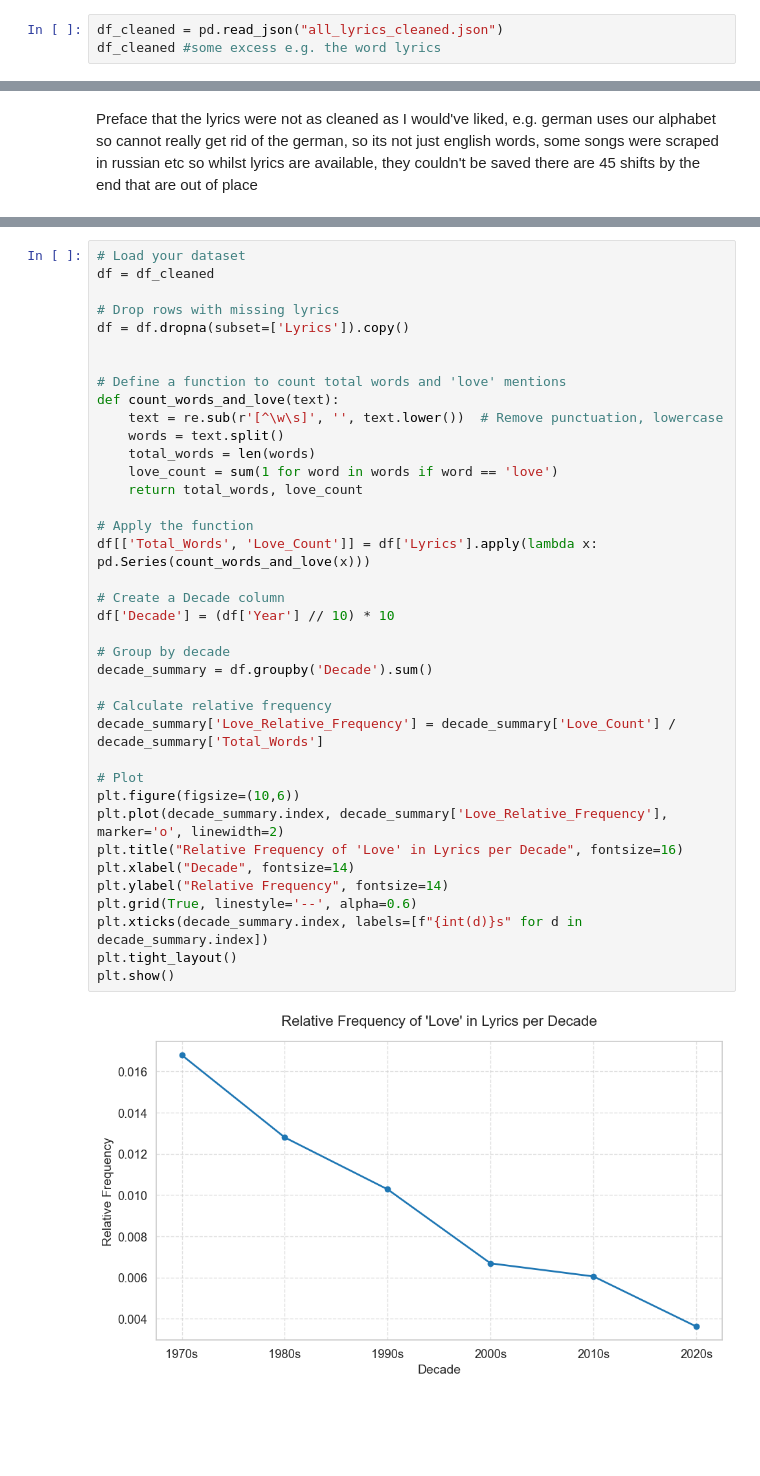
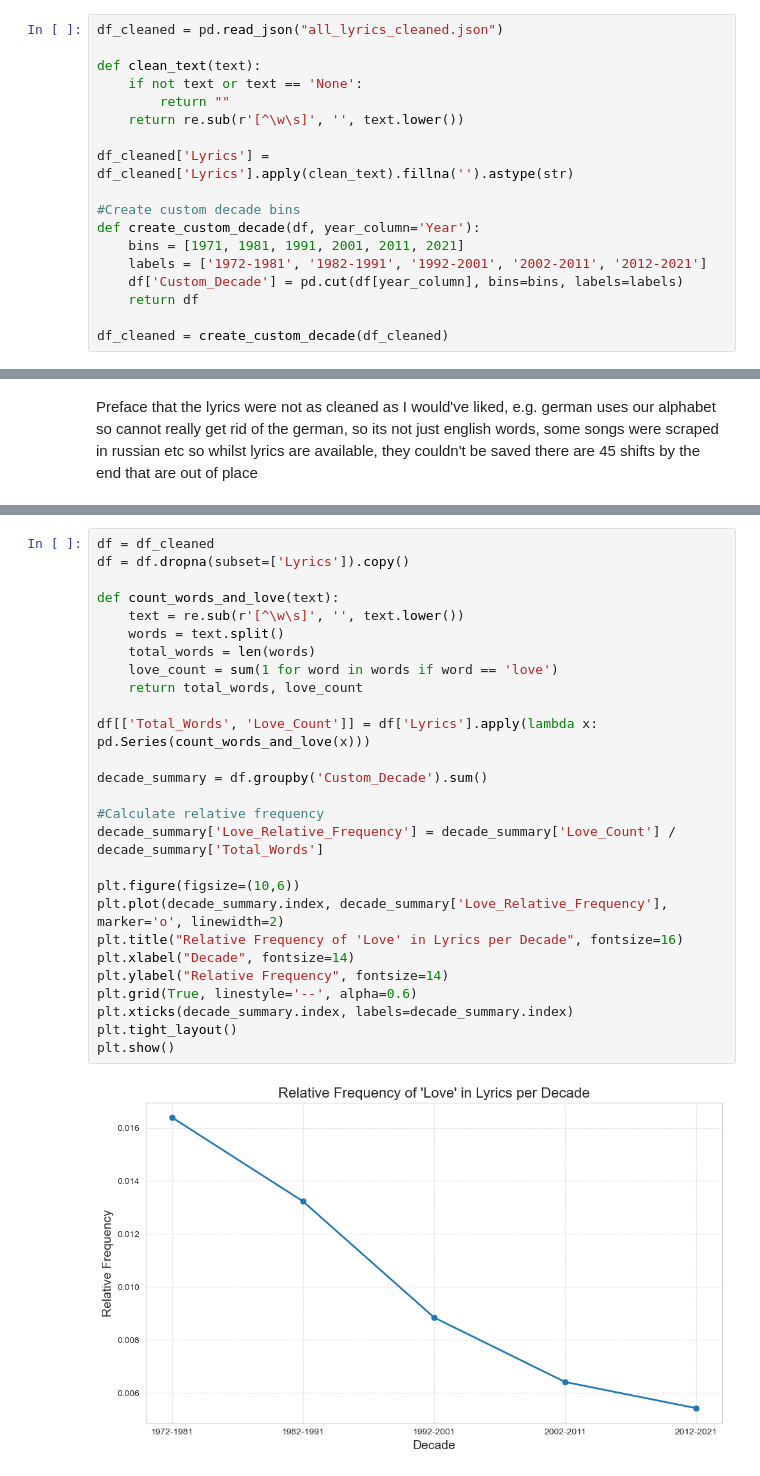
Before and after one commit to sdavies056/misogyny-in-lyrics, a Jupyter notebook: notebooks/misogyny-in-lyrics.ipynb, the cells around one changed output, grey strips where cells are left out. Drawn from its saved outputs; the diff is of its cells as text; blank space fills up the shorter version.

```diff
--- a/notebooks/misogyny-in-lyrics.ipynb
+++ b/notebooks/misogyny-in-lyrics.ipynb
@@ -718,3 +705,18 @@ print("✅ Lyrics cleaned and saved to all_lyrics_cleaned.json")
 # %%
 df_cleaned = pd.read_json("all_lyrics_cleaned.json")
-df_cleaned #some excess e.g. the word lyrics
+
+def clean_text(text):
+    if not text or text == 'None':
+        return ""
+    return re.sub(r'[^\w\s]', '', text.lower())
+
+df_cleaned['Lyrics'] = df_cleaned['Lyrics'].apply(clean_text).fillna('').astype(str)
+
+#Create custom decade bins
+def create_custom_decade(df, year_column='Year'):
+    bins = [1971, 1981, 1991, 2001, 2011, 2021]
+    labels = ['1972-1981', '1982-1991', '1992-2001', '2002-2011', '2012-2021']
+    df['Custom_Decade'] = pd.cut(df[year_column], bins=bins, labels=labels)
+    return df
+
+df_cleaned = create_custom_decade(df_cleaned)
@@ -902,41 +842,30 @@ plot_wordcloud(fifth_decade, "Word Cloud - 5th Decade (2012–2021)")
 # %%
-# Load your dataset
 df = df_cleaned
-
-# Drop rows with missing lyrics
 df = df.dropna(subset=['Lyrics']).copy()
 
-
-# Define a function to count total words and 'love' mentions
 def count_words_and_love(text):
-    text = re.sub(r'[^\w\s]', '', text.lower())  # Remove punctuation, lowercase
+    text = re.sub(r'[^\w\s]', '', text.lower())
     words = text.split()
     total_words = len(words)
     love_count = sum(1 for word in words if word == 'love')
     return total_words, love_count
 
-# Apply the function
 df[['Total_Words', 'Love_Count']] = df['Lyrics'].apply(lambda x: pd.Series(count_words_and_love(x)))
 
-# Create a Decade column
-df['Decade'] = (df['Year'] // 10) * 10
+decade_summary = df.groupby('Custom_Decade').sum()
 
-# Group by decade
-decade_summary = df.groupby('Decade').sum()
-
-# Calculate relative frequency
+#Calculate relative frequency
 decade_summary['Love_Relative_Frequency'] = decade_summary['Love_Count'] / decade_summary['Total_Words']
 
-# Plot
 plt.figure(figsize=(10,6))
 plt.plot(decade_summary.index, decade_summary['Love_Relative_Frequency'], marker='o', linewidth=2)
 plt.title("Relative Frequency of 'Love' in Lyrics per Decade", fontsize=16)
 plt.xlabel("Decade", fontsize=14)
 plt.ylabel("Relative Frequency", fontsize=14)
 plt.grid(True, linestyle='--', alpha=0.6)
-plt.xticks(decade_summary.index, labels=[f"{int(d)}s" for d in decade_summary.index])
+plt.xticks(decade_summary.index, labels=decade_summary.index)
 plt.tight_layout()
 plt.show()
 # %% [output]
-[figure, old version]
+[figure, new version]
 # %%
```
Also changed, not shown: parts of 47 cells of this notebook, 2 other files.
